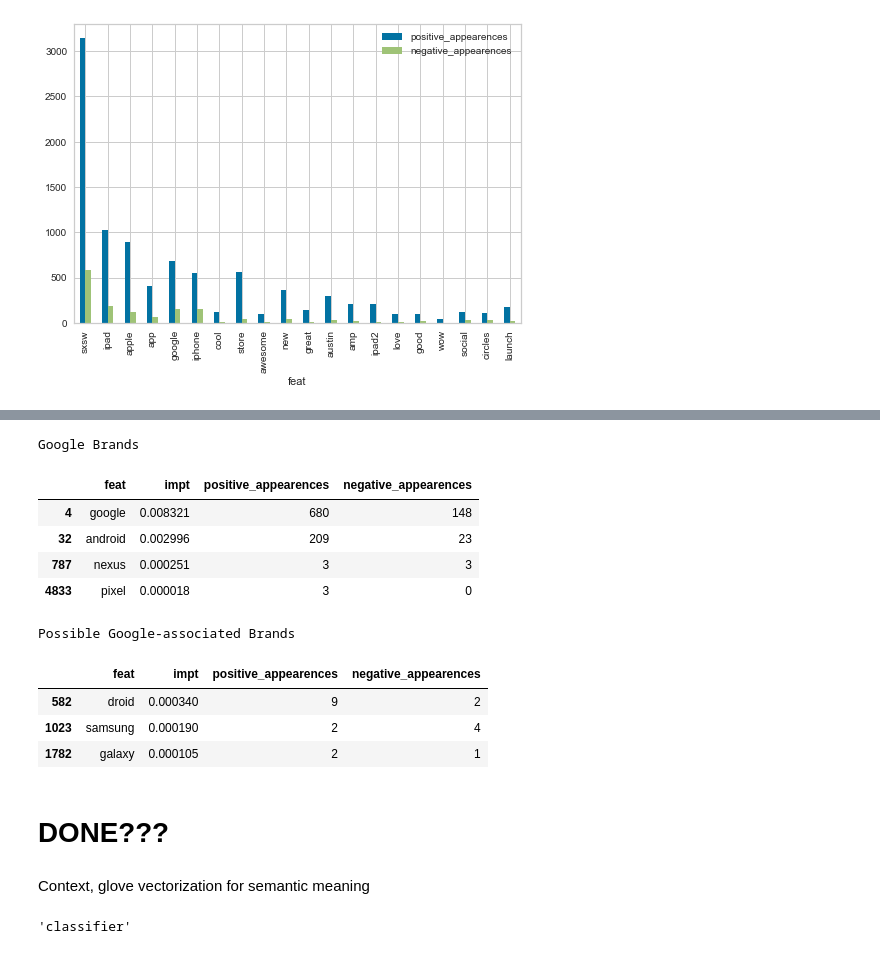
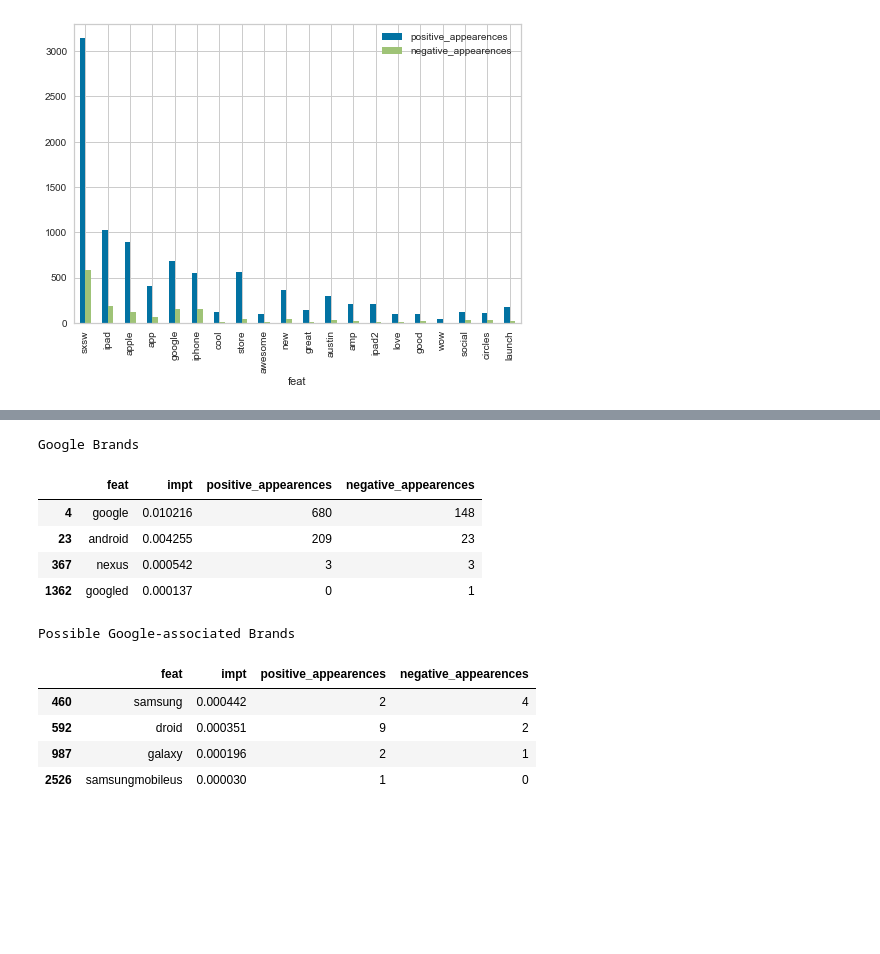
Before and after one commit to stone-ericm/sentiment_analysis_NLP_project-, a Jupyter notebook: notebook.ipynb, the cells around one changed output, grey strips where cells are left out. Saved outputs shown, nothing was run; the diff lists cells and outputs as text; code cells hidden in the pictures; blank space fills up the shorter version.

```diff
--- a/notebook.ipynb
+++ b/notebook.ipynb
@@ -641,21 +643,21 @@ class ModelRunner:
     neutral : bool
         whether neutral sentiment is a possible target, i.e. is this a multiclass problem
     data : pandas.DataFrame or pandas.Series
-        the tweets used to predict the target, usually refered to as X
+        the tweets used to predict the target, usually referred to as X
     target : pandas.Series
-        the feature being predicted, usually refered to as y
+        the feature being predicted, usually referred to as y
 
 
     Methods
     -------
     run_model():
-        Evaluates the provided pipelines and returns statistical scores, the ROC-AUC graph, a bar graph containing the 20 most influential words, as well as a bar graph displaying the prevelence of those words in factually positive and negative tweets.
+        Evaluates the provided pipelines and returns statistical scores, the ROC-AUC graph, a bar graph containing the 20 most influential words, as well as a bar graph displaying the prevalence of those words in factually positive and negative tweets.
     """
 
 
     def __init__(self, model, neutral, data, target):
         self.neutral = neutral
-        self.classifer_name = model[0]['classifier']
+        self.classifier_name = model[0]['classifier']
         self.transformer_name = model[0]['transformer']
         self.clf = model[1]
         self.data = data
@@ -716,6 +718,7 @@ class ModelRunner:
                 print(f'ROC-AUC: {ras}')
             print(f'Precision: {pr}')
 
+#         get statistic scores
         ac = accuracy_score(self.y_test, val_preds)
 
         if self.neutral:
@@ -767,9 +770,9 @@ class ModelRunner:
         visualizer.show()
 
         try:
-            importances = sorted(list(zip(self.clf[self.classifer_name].feature_importances_, self.clf[self.transformer_name].get_feature_names())))
+            importances = sorted(list(zip(self.clf[self.classifier_name].feature_importances_, self.clf[self.transformer_name].get_feature_names())))
         except AttributeError:
-            importances = sorted(list(zip(self.clf[self.classifer_name].coef_[0], self.clf[self.transformer_name].get_feature_names())))
+            importances = sorted(list(zip(self.clf[self.classifier_name].coef_[0], self.clf[self.transformer_name].get_feature_names())))
 
         self.impts = pd.DataFrame(importances, columns=['impt', 'feat'])
         self.impts = self.impts.set_index('feat')
@@ -779,6 +782,6 @@ class ModelRunner:
         plt.show()
         self.impts = self.impts.reset_index()
 #         graph frequency of most impactful words in positive and negative tweets
-        self.impts['positive_appearences'] = self.impts['feat'].apply(lambda x: positive_fdist[x])
-        self.impts['negative_appearences'] = self.impts['feat'].apply(lambda x: negative_fdist[x])
-        self.impts.iloc[0:20].plot(x = 'feat', y=['positive_appearences', 'negative_appearences'], kind='bar')
+        self.impts['positive_appearances'] = self.impts['feat'].apply(lambda x: positive_fdist[x])
+        self.impts['negative_appearances'] = self.impts['feat'].apply(lambda x: negative_fdist[x])
+        self.impts.iloc[0:20].plot(x = 'feat', y=['positive_appearances', 'negative_appearances'], kind='bar')
@@ -1325,23 +1375,20 @@ mr.impts[mr.impts['feat'].startswith(['apple', 'ipad', 'iphone', 'ipod'])]
 # %%
 print("Google Brands")
-mr.impts[mr.impts['feat'].isin(['google', 'android', 'pixel', 'nexus'])]
+mr.impts[mr.impts['feat'].str.startswith(('google', 'android', 'pixel', 'nexus'))].iloc[:4]
 # %% [output]
 Google Brands
 |  | feat | impt | positive_appearences | negative_appearences |
-| 4 | google | 0.008321 | 680 | 148 |
-| 32 | android | 0.002996 | 209 | 23 |
-| 787 | nexus | 0.000251 | 3 | 3 |
-| 4833 | pixel | 0.000018 | 3 | 0 |
+| 4 | google | 0.010216 | 680 | 148 |
+| 23 | android | 0.004255 | 209 | 23 |
+| 367 | nexus | 0.000542 | 3 | 3 |
+| 1362 | googled | 0.000137 | 0 | 1 |
 # %%
 print("Possible Google-associated Brands")
-mr.impts[mr.impts['feat'].isin(['galaxy', 'samsung', 'droid'])]
+mr.impts[mr.impts['feat'].str.startswith(('galaxy', 'samsung', 'droid'))].iloc[:4]
 # %% [output]
 Possible Google-associated Brands
 |  | feat | impt | positive_appearences | negative_appearences |
-| 582 | droid | 0.000340 | 9 | 2 |
-| 1023 | samsung | 0.000190 | 2 | 4 |
-| 1782 | galaxy | 0.000105 | 2 | 1 |
+| 460 | samsung | 0.000442 | 2 | 4 |
+| 592 | droid | 0.000351 | 9 | 2 |
+| 987 | galaxy | 0.000196 | 2 | 1 |
+| 2526 | samsungmobileus | 0.000030 | 1 | 0 |
-# %% [markdown]
-# DONE???
-# %% [markdown]
-Context, glove vectorization for semantic meaning
@@ -1350,4 +1394,0 @@ models[]
-# %%
-pipe.steps[2][0]
-# %% [output]
-'classifier'
```
Also changed, not shown: parts of 68 cells of this notebook.
